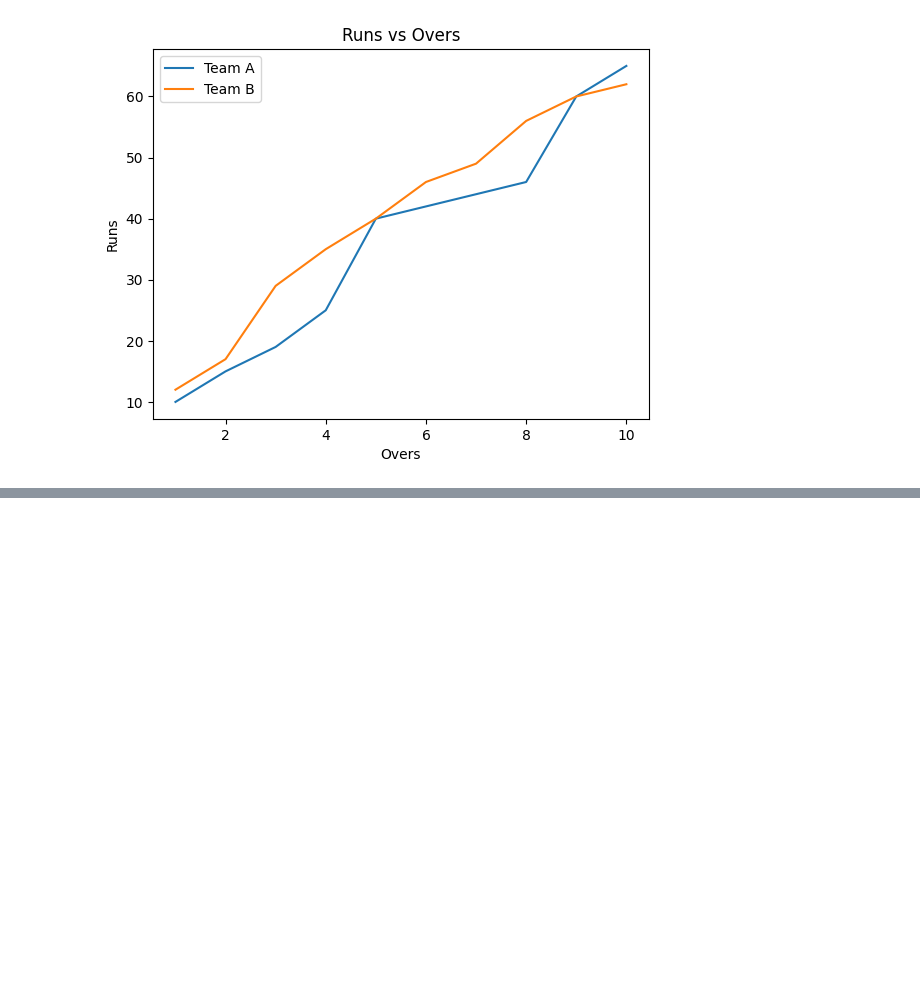
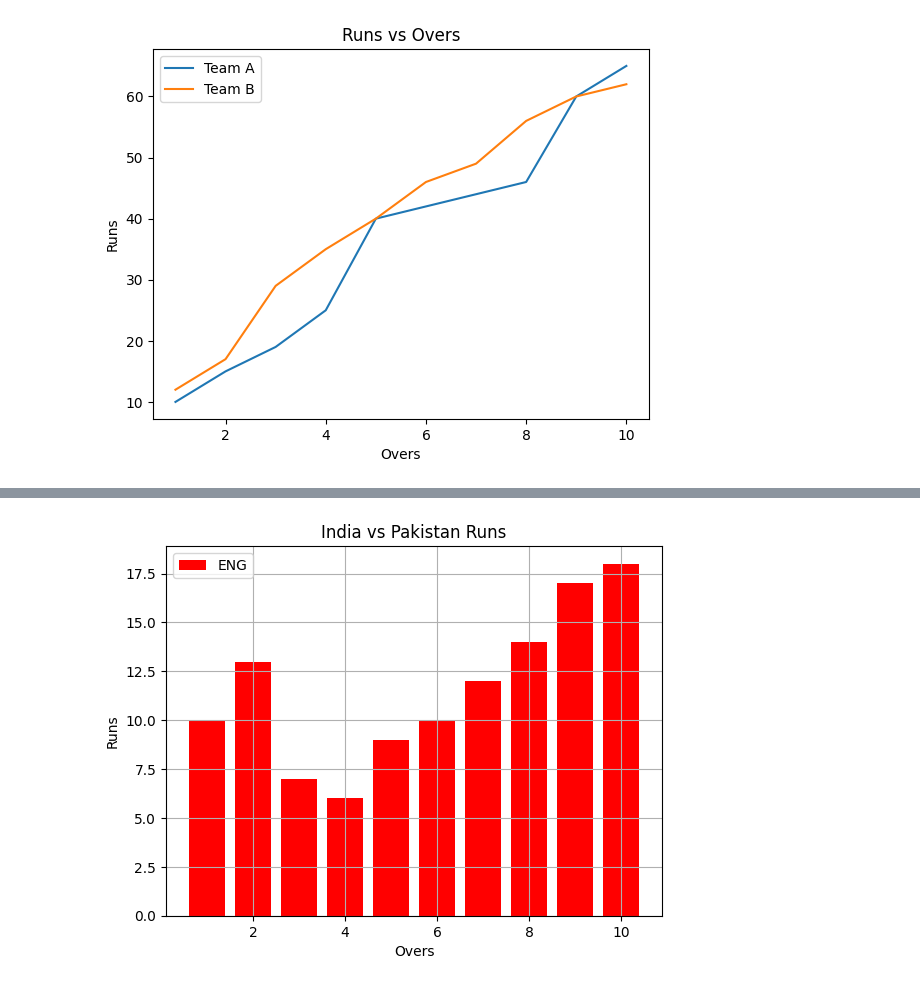
Before and after one commit to Murtiza007/DS10, a Jupyter notebook: matplotlib.ipynb, the cells around one changed output, grey strips where cells are left out. Drawn from its saved outputs; the diff is of its cells as text; code cells hidden in the pictures; blank space fills up the shorter version.

```diff
--- a/matplotlib.ipynb
+++ b/matplotlib.ipynb
@@ -18,0 +56,13 @@ plt.show()
+# %%
+england=[10,13,7,6,9,10,12,14,17,18]
+
+plt.bar(df['overs'], england, label='ENG',color='red')
+
+plt.xlabel('Overs')
+plt.ylabel('Runs')
+plt.title('India vs Pakistan Runs')
+plt.legend()
+plt.grid(True)
+plt.show()
+# %% [output]
+[figure, added]
```
Also changed, not shown: parts of 5 cells of this notebook, 3 other files.
